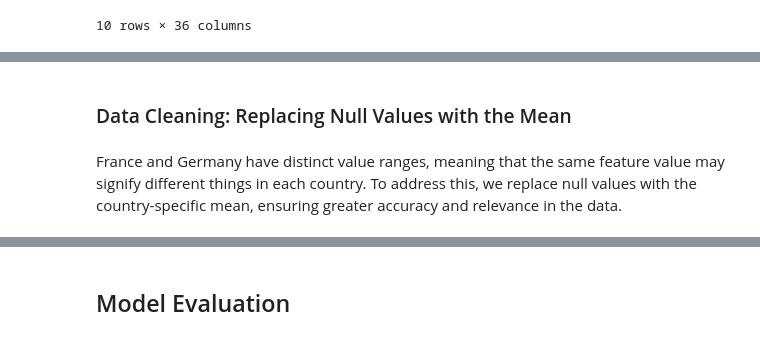
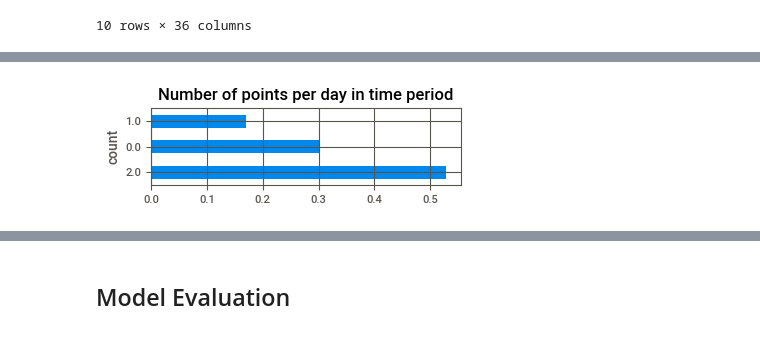
Before and after one commit to alixlm/Machine-Learning-Project, a Jupyter notebook: ML - Notebook Nathan.ipynb, the cells around one changed output, grey strips where cells are left out. Drawn from its saved outputs; the diff is of its cells as text; code cells hidden in the pictures.

```diff
--- a/ML - Notebook Nathan.ipynb
+++ b/ML - Notebook Nathan.ipynb
@@ -87,4 +159,13 @@ df.describe()
-# %% [markdown]
-### Data Cleaning: Replacing Null Values with the Mean
-# %% [markdown]
-France and Germany have distinct value ranges, meaning that the same feature value may signify different things in each country. To address this, we replace null values with the country-specific mean, ensuring greater accuracy and relevance in the data.
+# %%
+F = df.DAY_ID.value_counts().sort_index()
+F = F.reindex(range(F.index.max()))
+F = F.fillna(0)
+F = F.value_counts()
+F /= F.sum()
+fig, ax = plt.subplots(figsize=(4,1))
+ax1 = ax
+ax1.set_title("Number of points per day in time period")
+F.plot(kind="barh", ax=ax1)
+ax1.grid()
+# %% [output]
+[figure, added]
```
Also changed, not shown: parts of 73 cells of this notebook, 1 other file.
